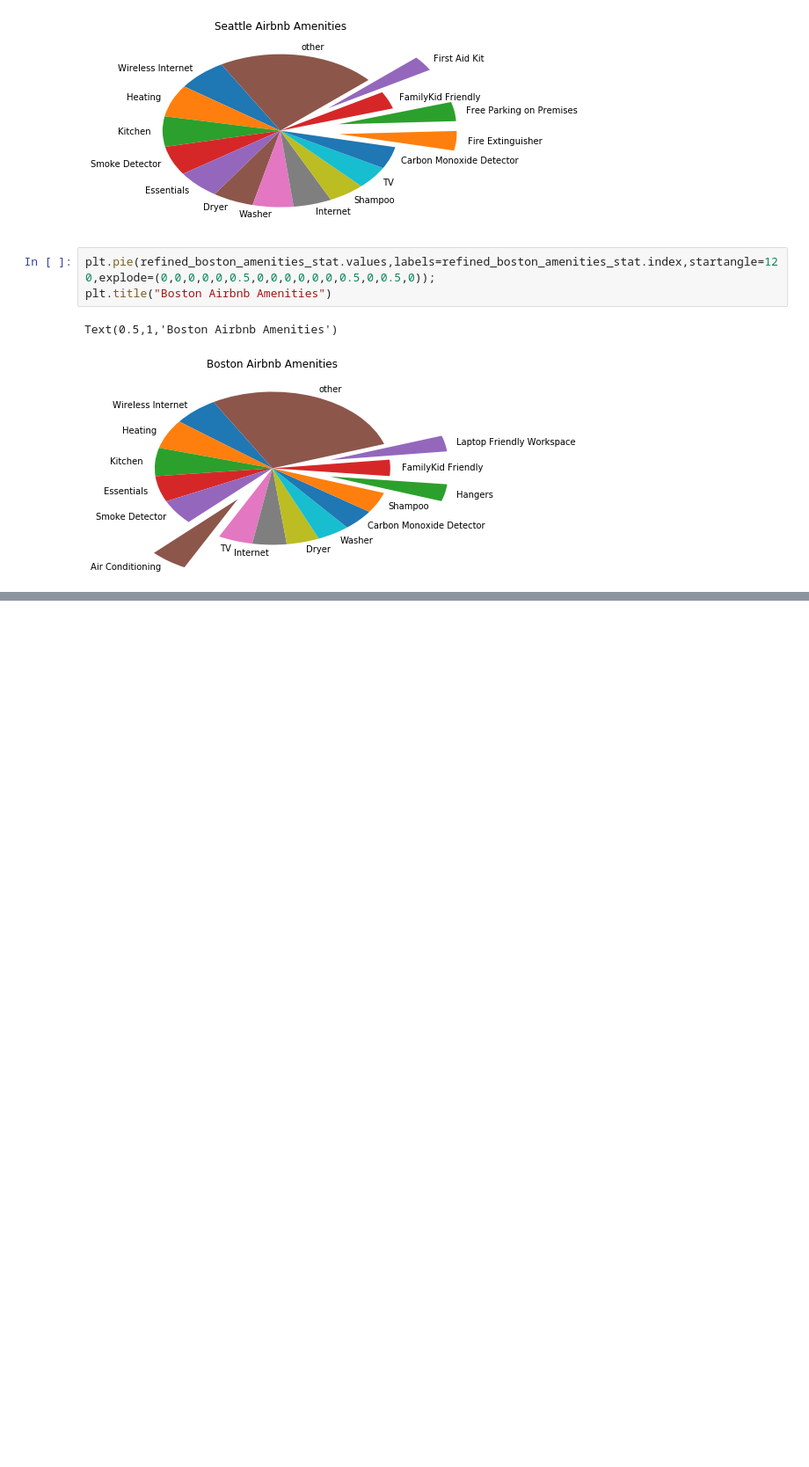
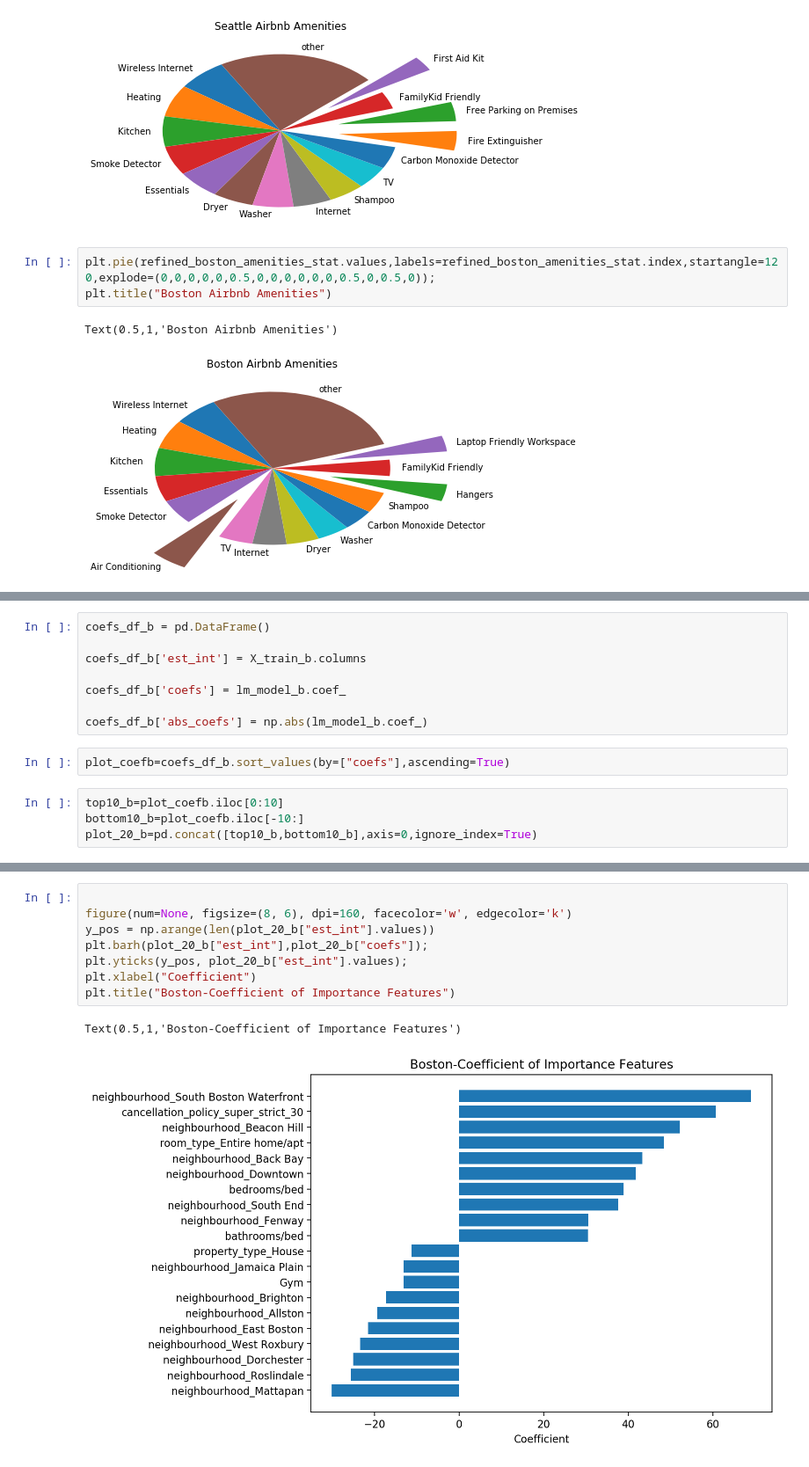
Before and after one commit to hcxie/DS-project-seattle-boston-Airbnb-customer-review-data-anaylsis, a Jupyter notebook: draft2.ipynb, the cells around one changed output, grey strips where cells are left out. Shown at 88% size. Cells and saved outputs as stored; diff of their text form; blank space fills up the shorter version.

```diff
--- a/draft2.ipynb
+++ b/draft2.ipynb
@@ -589,0 +1138,14 @@ False
+# %%
+coefs_df_b = pd.DataFrame()
+
+coefs_df_b['est_int'] = X_train_b.columns
+
+coefs_df_b['coefs'] = lm_model_b.coef_
+
+coefs_df_b['abs_coefs'] = np.abs(lm_model_b.coef_)
+# %%
+plot_coefb=coefs_df_b.sort_values(by=["coefs"],ascending=True)
+# %%
+top10_b=plot_coefb.iloc[0:10]
+bottom10_b=plot_coefb.iloc[-10:]
+plot_20_b=pd.concat([top10_b,bottom10_b],axis=0,ignore_index=True)
@@ -589,0 +1186,11 @@ False
+# %%
+
+figure(num=None, figsize=(8, 6), dpi=160, facecolor='w', edgecolor='k')
+y_pos = np.arange(len(plot_20_b["est_int"].values))
+plt.barh(plot_20_b["est_int"],plot_20_b["coefs"]);
+plt.yticks(y_pos, plot_20_b["est_int"].values);
+plt.xlabel("Coefficient")
+plt.title("Boston-Coefficient of Importance Features")
+# %% [output]
+Text(0.5,1,'Boston-Coefficient of Importance Features')
+[figure, added]
```
Also changed, not shown: parts of 86 cells of this notebook, 1 other file.
